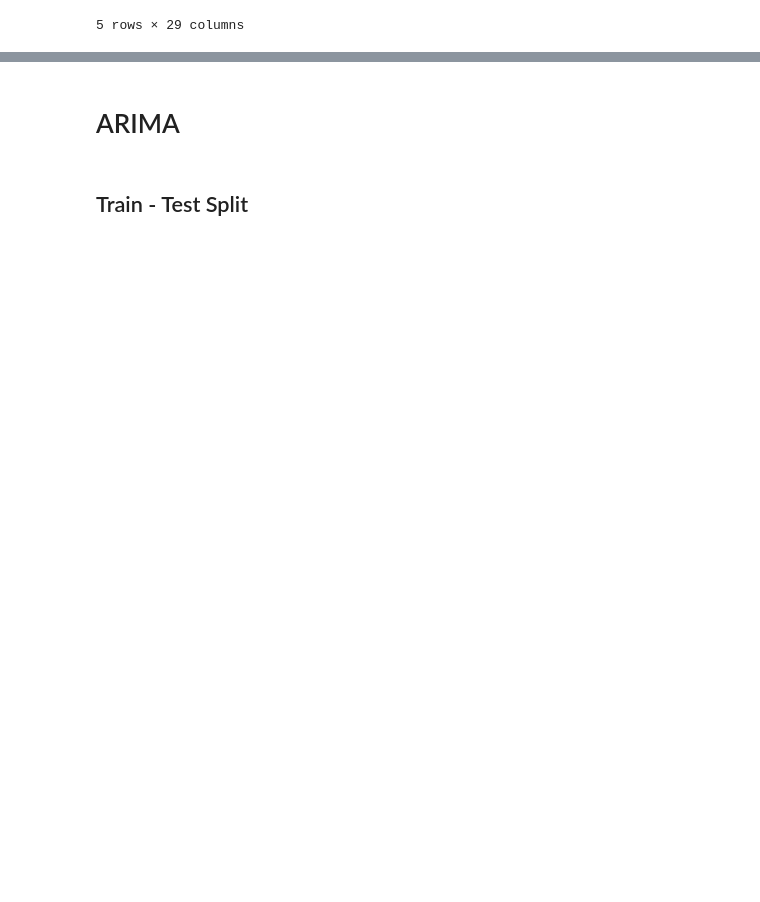
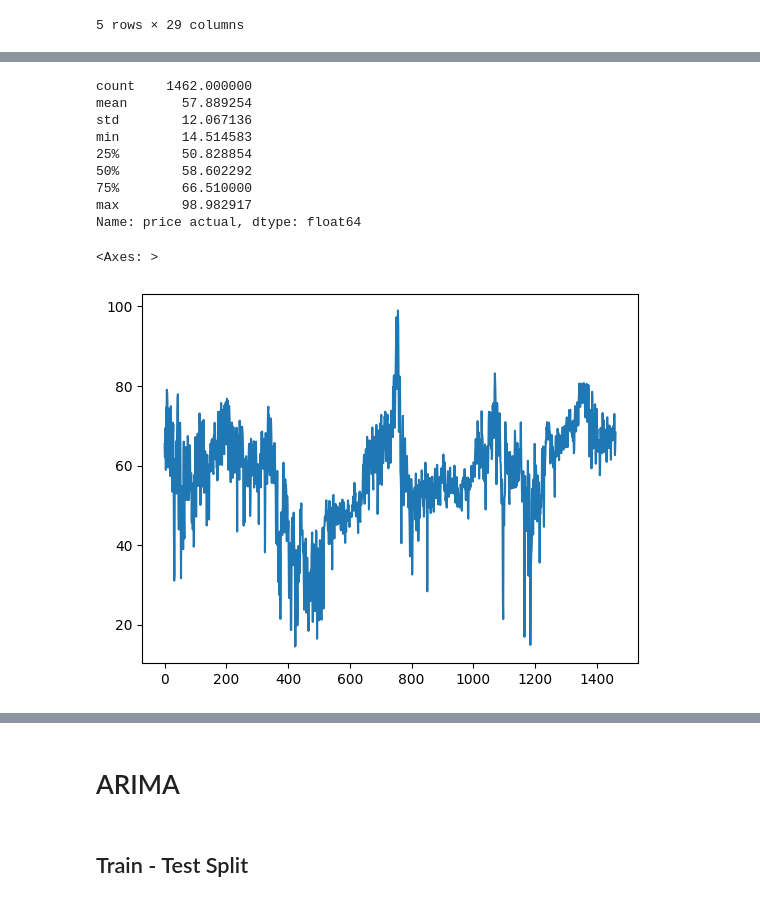
Before and after one commit to codeyson/energy_demand_forecasting, a Jupyter notebook: arima.ipynb, the cells around one changed output, grey strips where cells are left out. Saved outputs shown, nothing was run; the diff lists cells and outputs as text; code cells hidden in the pictures; blank space fills up the shorter version.

```diff
--- a/arima.ipynb
+++ b/arima.ipynb
@@ -159,0 +190,16 @@ energy_data.head()
+# %%
+
+print(energy_data['price actual'].describe())
+energy_data['price actual'].plot()
+# %% [output]
+count    1462.000000
+mean       57.889254
+std        12.067136
+min        14.514583
+25%        50.828854
+50%        58.602292
+75%        66.510000
+max        98.982917
+Name: price actual, dtype: float64
+<Axes: >
+[figure, added]
```
Also changed, not shown: parts of 32 cells of this notebook.
